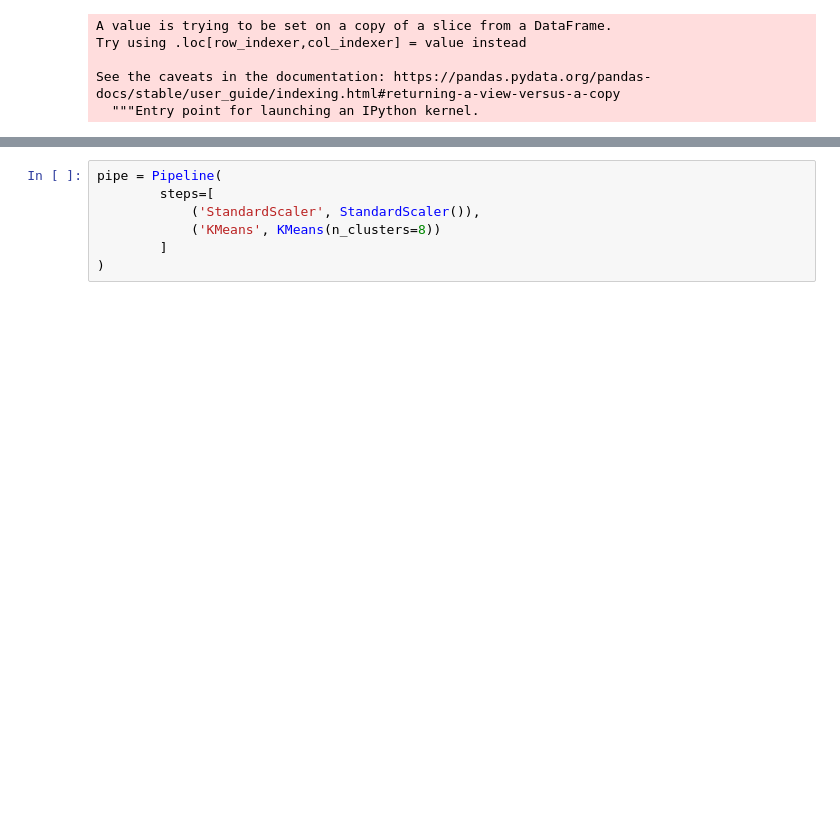
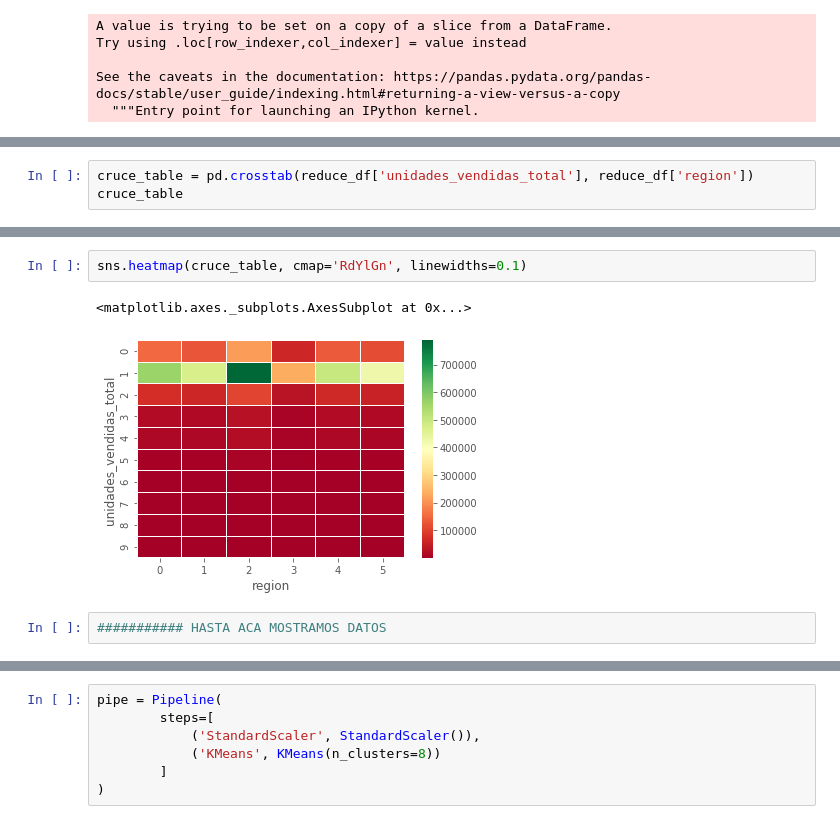
Before and after one commit to giannimaggiora/easyMoney, a Jupyter notebook: SegmentacionCliente1.ipynb, the cells around one changed output, grey strips where cells are left out. Cells and saved outputs as stored; diff of their text form; blank space fills up the shorter version.

```diff
--- a/SegmentacionCliente1.ipynb
+++ b/SegmentacionCliente1.ipynb
@@ -157,0 +291,3 @@ reduce_df.head(5).T
+# %%
+cruce_table = pd.crosstab(reduce_df['unidades_vendidas_total'], reduce_df['region'])
+cruce_table
@@ -157,0 +307,7 @@ reduce_df.head(5).T
+# %%
+sns.heatmap(cruce_table, cmap='RdYlGn', linewidths=0.1)
+# %% [output]
+<matplotlib.axes._subplots.AxesSubplot at 0x...>
+[figure, added]
+# %%
+########### HASTA ACA MOSTRAMOS DATOS
```
Also changed, not shown: parts of 78 cells of this notebook.
